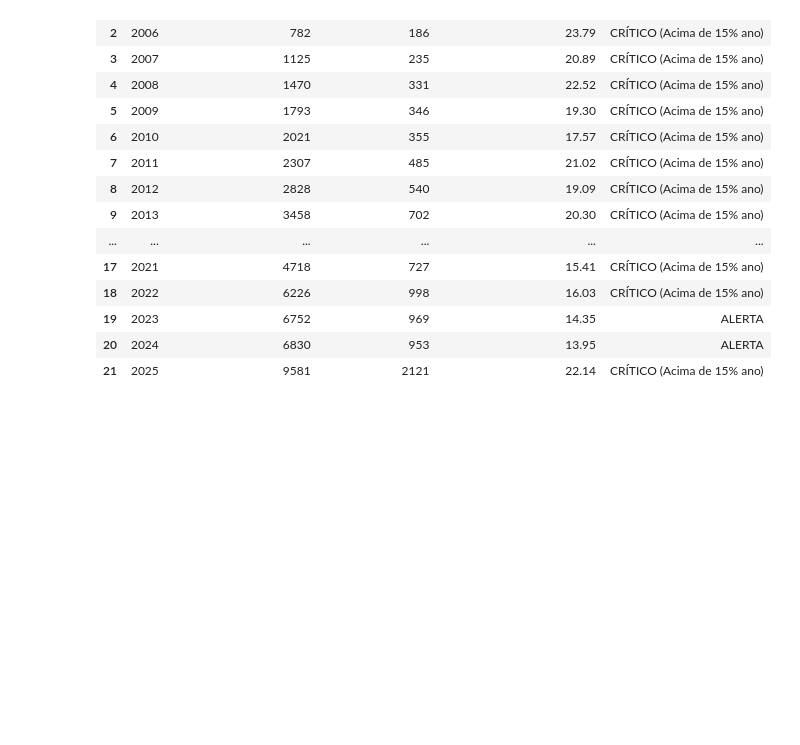
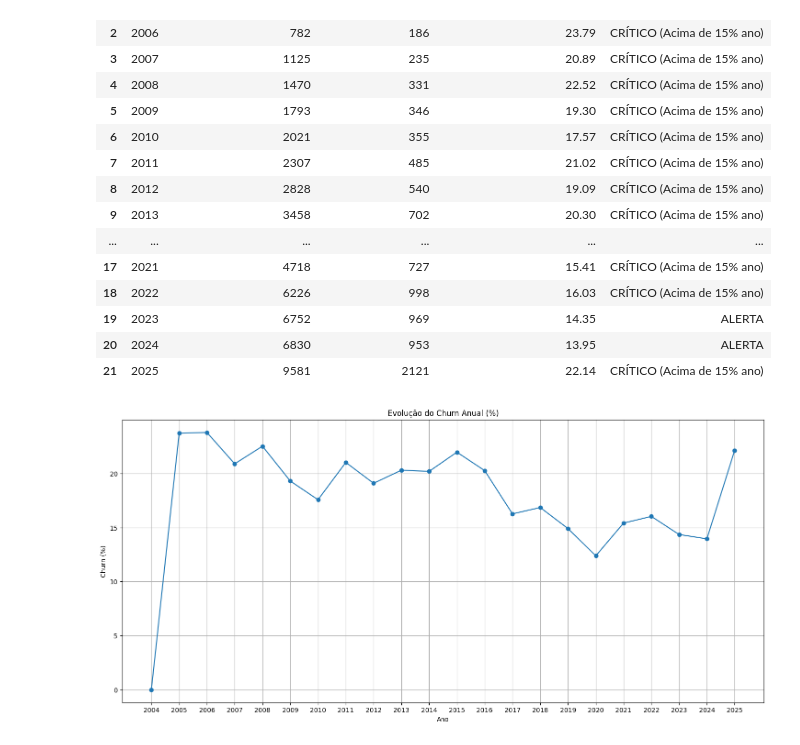
Before and after one commit to fabiopimentel21/customer-retention-analytics, a Jupyter notebook: churn-clientes.ipynb, the cells around one changed output. Drawn from its saved outputs; the diff is of its cells as text; code cells hidden in the pictures; blank space fills up the shorter version.

Commit message:
Primeira análise de churn e estrutura inicial do projeto

```diff
--- a/churn-clientes.ipynb
+++ b/churn-clientes.ipynb
@@ -166,3 +172,21 @@ df_churn_anual
 | 19 | 2023 | 6752 | 969 | 14.35 | ALERTA |
 | 20 | 2024 | 6830 | 953 | 13.95 | ALERTA |
 | 21 | 2025 | 9581 | 2121 | 22.14 | CRÍTICO (Acima de 15% ano) |
+# %%
+
+plt.figure(figsize=(18,8))
+
+plt.plot(
+    df_churn_anual["ano"],
+    df_churn_anual["churn_rate_anual_percentual"],
+    marker="o"
+)
+
+plt.title("Evolução do Churn Anual (%)")
+plt.xlabel("Ano")
+plt.ylabel("Churn (%)")
+plt.grid(True)
+
+plt.show()
+# %% [output]
+[figure, added]
```
Also changed, not shown: parts of 4 cells of this notebook.
